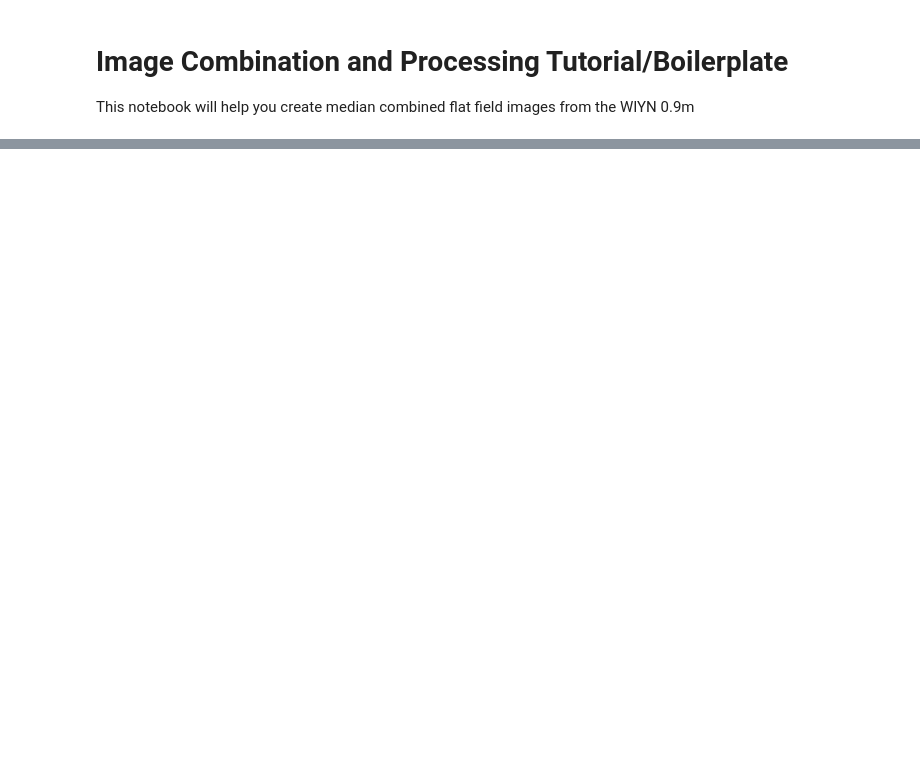
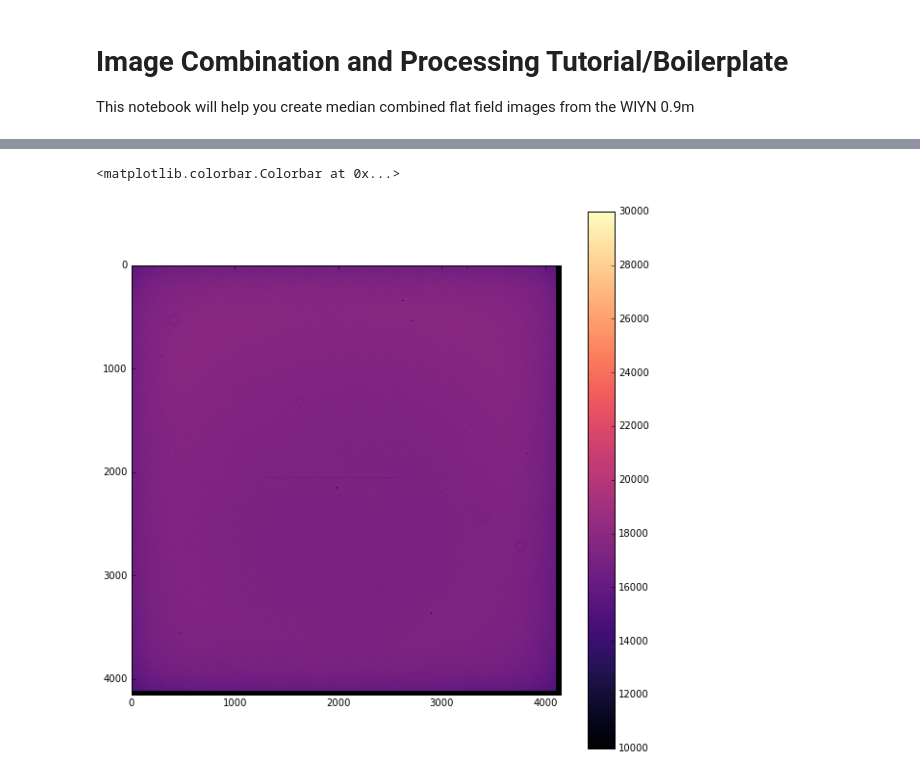
Before and after one commit to douglase/astronomy_camp_tutorials, a Jupyter notebook: Image Combination and Basic Reduction Template.ipynb, the cells around one changed output, grey strips where cells are left out. Drawn from its saved outputs; the diff is of its cells as text; code cells hidden in the pictures; blank space fills up the shorter version.

```diff
--- a/Image Combination and Basic Reduction Template.ipynb
+++ b/Image Combination and Basic Reduction Template.ipynb
@@ -16,13 +21,13 @@ image1.shape
 # %%
 ##Tell the program how many flat images to combine
-nims =    ##insert the number of images here before the ##
-first_frame =  # specify the first frame of the set you want to combine.
+nims = 87   ##insert the number of images here before the ##
+first_frame = 42 # specify the number of the first frame of the set you want to combine.
 
 ##insert the path to the file and basic string that starts out the name of all of the files,
 #in quotations.
 
-basestring =
-              ## For example, "/mnt/camp-storage/ATC2016/wiyn_09/Converted2016june20/c7560t"
+basestring = "/mnt/camp-storage/ATC2016/wiyn_09/Converted2016june19/c7559t"
+              ## For example, "/mnt/camp-storage/ATC2016/wiyn_09/Converted2016june20/c7559t"
 # %%
 ##this piece takes your input above and makes a
 #3D "cube" of bias-subtracted images for you to work with
@@ -30,7 +35,7 @@ dim = len(image1[0])
 image_bsub = np.zeros((dim,dim,nims))
 
 for i,file_index in enumerate(range(first_frame,first_frame+nims)):
-    filename = basestring+'%04i' % file_index +'o00.fits'
+    filename = basestring+'%04i' % file_index +'f00.fits'
     print(filename)
     image = fits.getdata(filename)
     ## subtract the bias from the bias overscan regions
@@ -43,8 +75,11 @@ median_image = median(image_bsub, axis=2)
 # %%
 ## plot this median image, you may need to add some keywords to imshow to see anything
 figure(figsize=(10,10))
-imshow(median_image, cmap='magma')
+imshow(median_image, cmap='magma', vmax=30000, vmin=10000)
 colorbar()
+# %% [output]
+<matplotlib.colorbar.Colorbar at 0x...>
+[figure, added]
 # %%
 ## write out your new image as a .fits file
 
```
Also changed, not shown: parts of 6 cells of this notebook, 2 other files.
